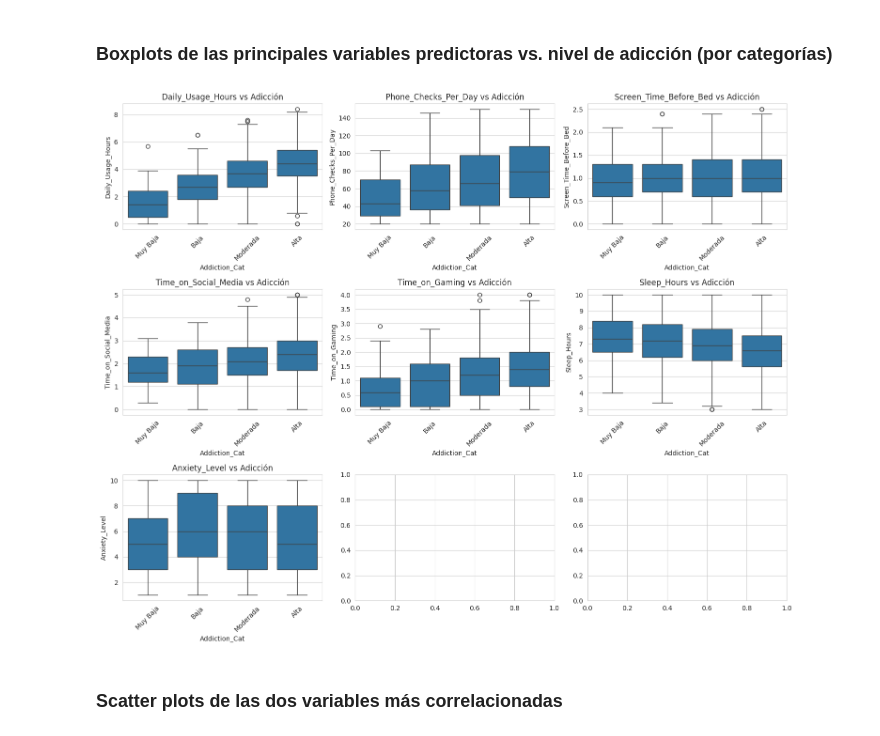
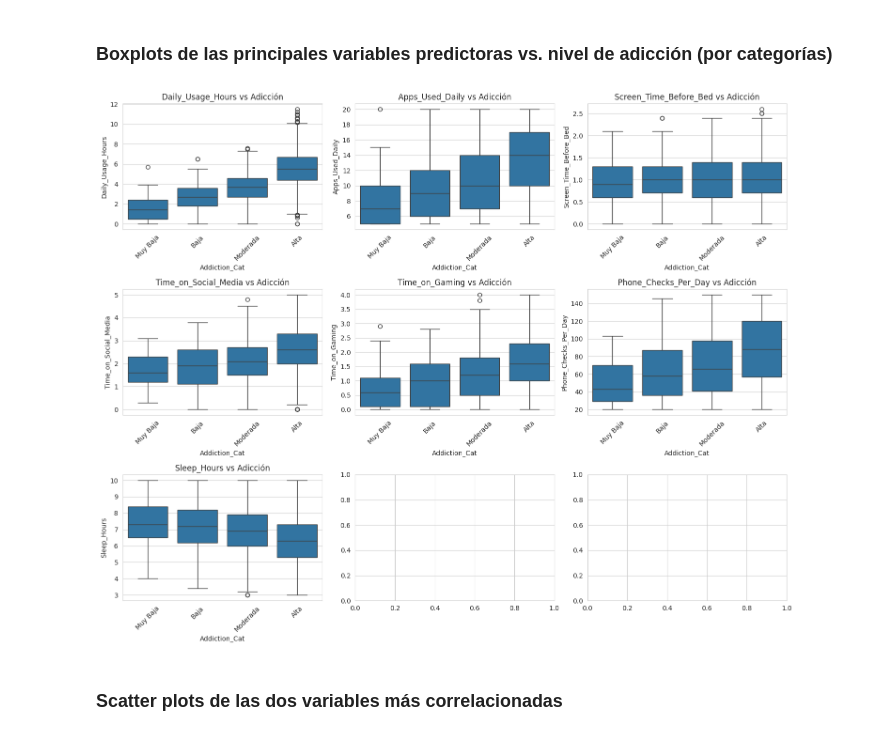
Before and after one commit to almeida-aguilar/rna-prediccion-adiccion-teen, a Jupyter notebook: notebooks/eda_analysis.ipynb, the cells around one changed output. Saved outputs shown, nothing was run; the diff lists cells and outputs as text; code cells hidden in the pictures.

```diff
--- a/notebooks/eda_analysis.ipynb
+++ b/notebooks/eda_analysis.ipynb
@@ -177,25 +177,24 @@ plt.show()
 ### Boxplots de las principales variables predictoras vs. nivel de adicción (por categorías)
 # %%
 # Crear categorías de adicción
-bins = [0, 4, 6, 8, 10]
+bins = [0, 4, 6, 8, 10.01]
 labels = ['Muy Baja', 'Baja', 'Moderada', 'Alta']
 df_clean['Addiction_Cat'] = pd.cut(df_clean[target], bins=bins, labels=labels, right=False)
 
 # Seleccionar algunas variables clave (las más correlacionadas)
-key_vars = ['Daily_Usage_Hours', 'Phone_Checks_Per_Day', 'Screen_Time_Before_Bed',
-            'Time_on_Social_Media', 'Time_on_Gaming', 'Sleep_Hours', 'Anxiety_Level']
+key_vars = ['Daily_Usage_Hours', 'Apps_Used_Daily', 'Screen_Time_Before_Bed','Time_on_Social_Media', 'Time_on_Gaming', 'Phone_Checks_Per_Day', 'Sleep_Hours']
 
 fig, axes = plt.subplots(3, 3, figsize=(15, 12))
 axes = axes.flatten()
 for i, var in enumerate(key_vars):
     if i < len(axes):
         sns.boxplot(x='Addiction_Cat', y=var, data=df_clean, ax=axes[i])
         axes[i].set_title(f'{var} vs Adicción')
         axes[i].tick_params(axis='x', rotation=45)
 plt.tight_layout()
 plt.show()
 # %% [output]
-[figure, old version]
+[figure, new version]
 # %% [markdown]
 ### Scatter plots de las dos variables más correlacionadas
 # %%
```
Also changed, not shown: 1 other file.
